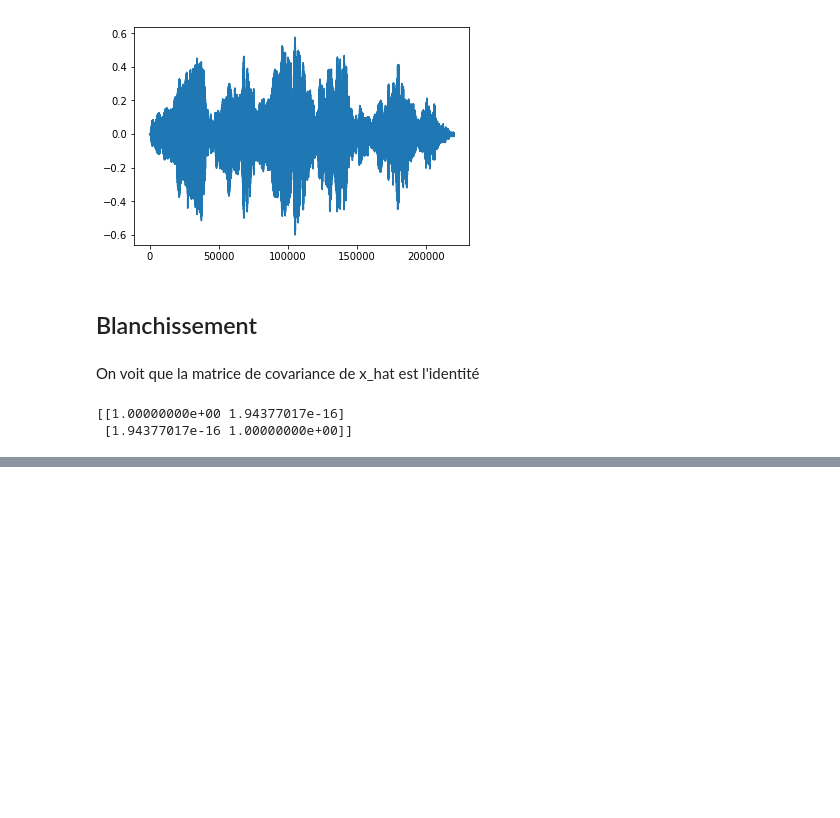
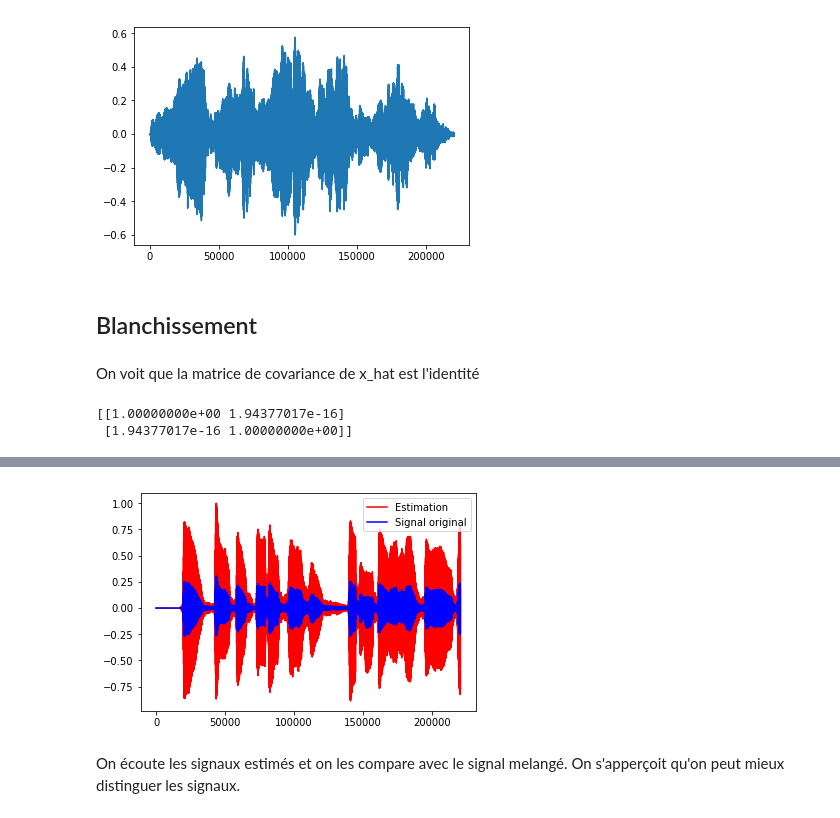
Before and after one commit to gonzaq94/Blind-source-separation, a Jupyter notebook: TP Séparation aveugle de sources - Quintana et Agudelo.ipynb, the cells around one changed output, grey strips where cells are left out. Saved outputs shown, nothing was run; the diff lists cells and outputs as text; code cells hidden in the pictures; blank space fills up the shorter version.

```diff
--- a/TP Séparation aveugle de sources - Quintana et Agudelo.ipynb
+++ b/TP Séparation aveugle de sources - Quintana et Agudelo.ipynb
@@ -333,0 +370,7 @@ print(w)
+# %%
+plt.plot(s_estime[1]/max(s_estime[1]), 'r')
+plt.plot(y2, 'b')
+plt.legend(['Estimation','Signal original'])
+plt.show()
+# %% [output]
+[figure, added]
@@ -333,0 +379,2 @@ print(w)
+# %% [markdown]
+On écoute les signaux estimés et on les compare avec le signal melangé. On s'apperçoit qu'on peut mieux distinguer les signaux.
```
Also changed, not shown: parts of 34 cells of this notebook.
